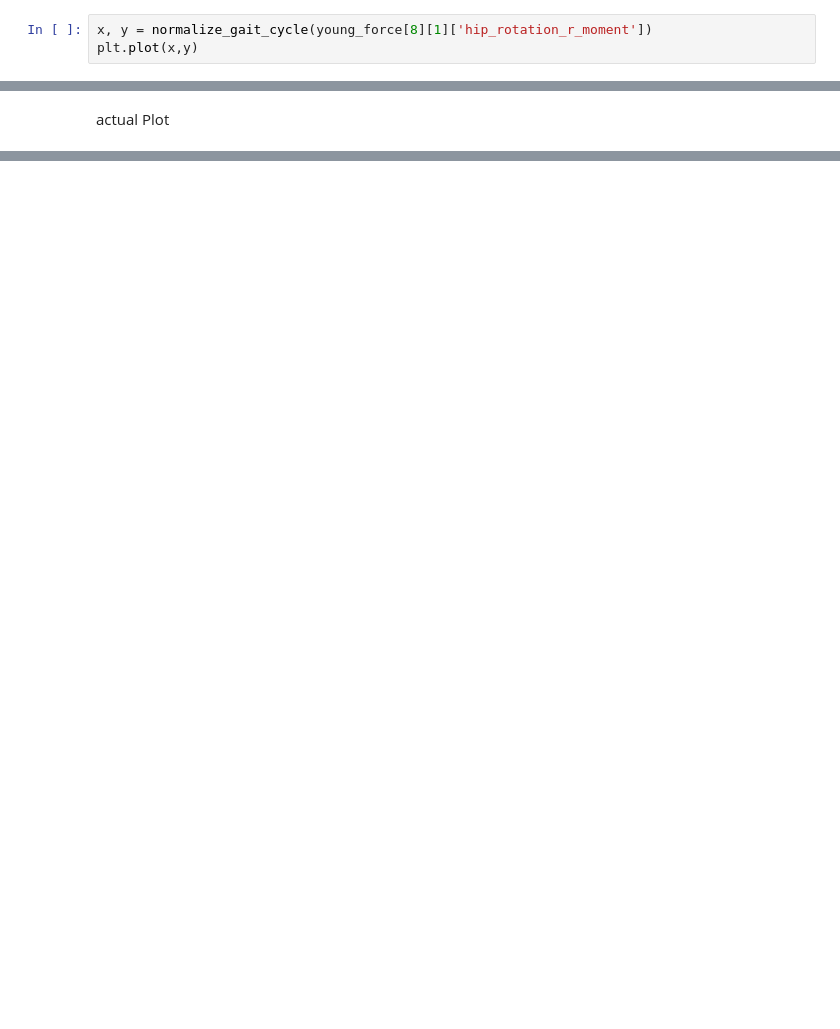
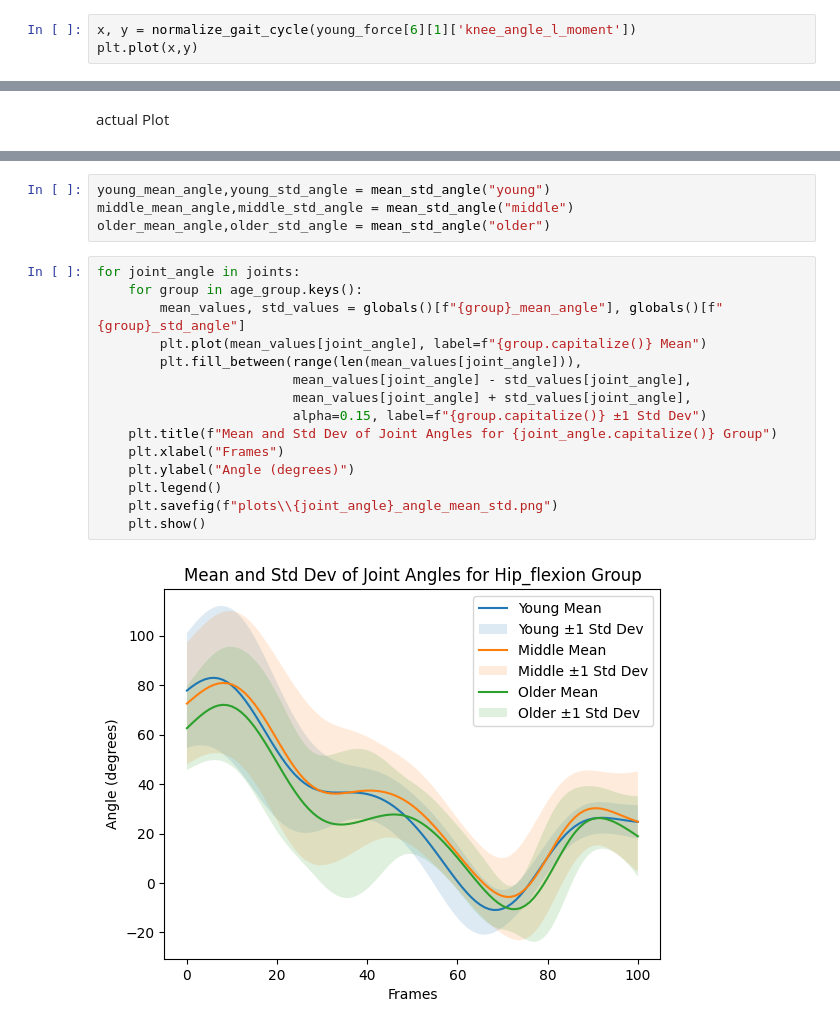
Before and after one commit to RiteshGupta-02/opensim_pipeline_batch_processing, a Jupyter notebook: graph/graph.ipynb, the cells around one changed output, grey strips where cells are left out. Saved outputs shown, nothing was run; the diff lists cells and outputs as text; blank space fills up the shorter version.

```diff
--- a/graph/graph.ipynb
+++ b/graph/graph.ipynb
@@ -618,3 +585,3 @@ end1 927
 # %%
-x, y = normalize_gait_cycle(young_force[8][1]['hip_rotation_r_moment'])
+x, y = normalize_gait_cycle(young_force[6][1]['knee_angle_l_moment'])
 plt.plot(x,y)
@@ -767,0 +751,21 @@ for joint_angle in joints:
+# %%
+young_mean_angle,young_std_angle = mean_std_angle("young")
+middle_mean_angle,middle_std_angle = mean_std_angle("middle")
+older_mean_angle,older_std_angle = mean_std_angle("older")
+# %%
+for joint_angle in joints:
+    for group in age_group.keys():
+        mean_values, std_values = globals()[f"{group}_mean_angle"], globals()[f"{group}_std_angle"]
+        plt.plot(mean_values[joint_angle], label=f"{group.capitalize()} Mean")
+        plt.fill_between(range(len(mean_values[joint_angle])),
+                         mean_values[joint_angle] - std_values[joint_angle],
+                         mean_values[joint_angle] + std_values[joint_angle],
+                         alpha=0.15, label=f"{group.capitalize()} ±1 Std Dev")
+    plt.title(f"Mean and Std Dev of Joint Angles for {joint_angle.capitalize()} Group")
+    plt.xlabel("Frames")
+    plt.ylabel("Angle (degrees)")
+    plt.legend()
+    plt.savefig(f"plots\\{joint_angle}_angle_mean_std.png")
+    plt.show()
+# %% [output]
+[figure, added]
```
Also changed, not shown: parts of 22 cells of this notebook.
